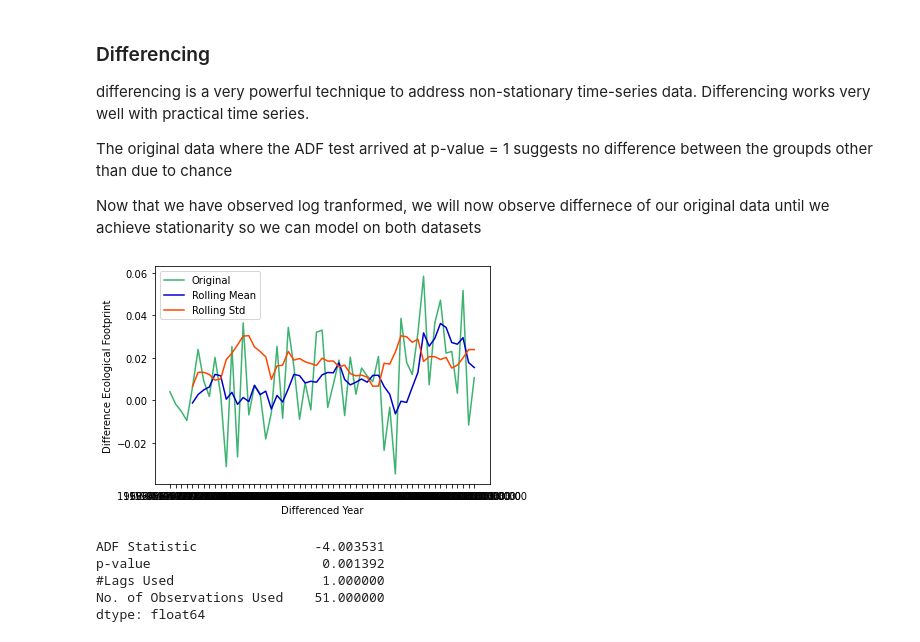
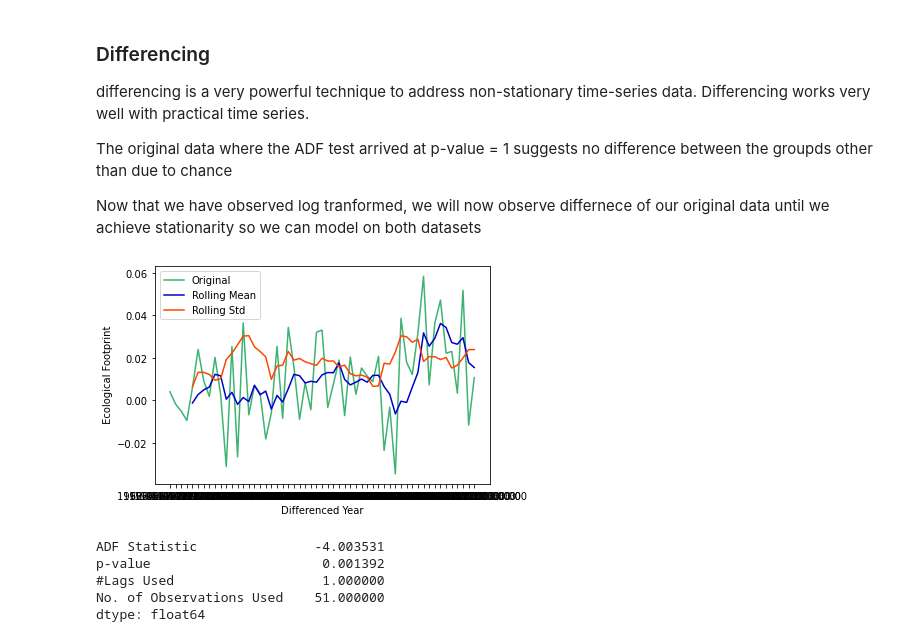
Before and after one commit to ganeshXb/Carbon-Emissions-Ecological-Footprint-Research, a Jupyter notebook: Notebooks/Ecological-Footprint-India-Forecasting.ipynb, the cells around one changed output. Saved outputs shown, nothing was run; the diff lists cells and outputs as text; code cells hidden in the pictures.

```diff
--- a/Notebooks/Ecological-Footprint-India-Forecasting.ipynb
+++ b/Notebooks/Ecological-Footprint-India-Forecasting.ipynb
@@ -629,21 +628,21 @@ Now that we have observed log tranformed, we will now observe differnece of our
 # %%
 #create dataframe for differencing
 log_diff = df_India.diff().dropna().rename(index=str, columns={"total":"Differenced Observations"})
 
 #Visualize differenced data, inclusing 5-year rolling mean and standard deviation
 roll_mean_diff = log_diff.rolling(window=5, center=False).mean()
 roll_std_diff = log_diff.rolling(window=5, center=False).std()
 
 plt.plot(log_diff, color='mediumseagreen', label='Original')
 plt.plot(roll_mean_diff, color='mediumblue', label='Rolling Mean')
 plt.plot(roll_std_diff, color='orangered', label='Rolling Std')
 plt.legend(loc='best')
 #plt.title('Rolling Mean & Standard Deviation, Differenced Data')
 plt.xlabel('Differenced Year')
-plt.ylabel('Difference Ecological Footprint')
+plt.ylabel(' Ecological Footprint')
 plt.show(block=False)
 # %% [output]
-[figure, old version]
+[figure, new version]
 # %%
 #perform Dickey-Fuller test for log-minus-rollmean data
 diff_result = adfuller(log_diff['Differenced Observations'][1:-1])
```
Also changed, not shown: parts of 44 cells of this notebook, 5 other files.
